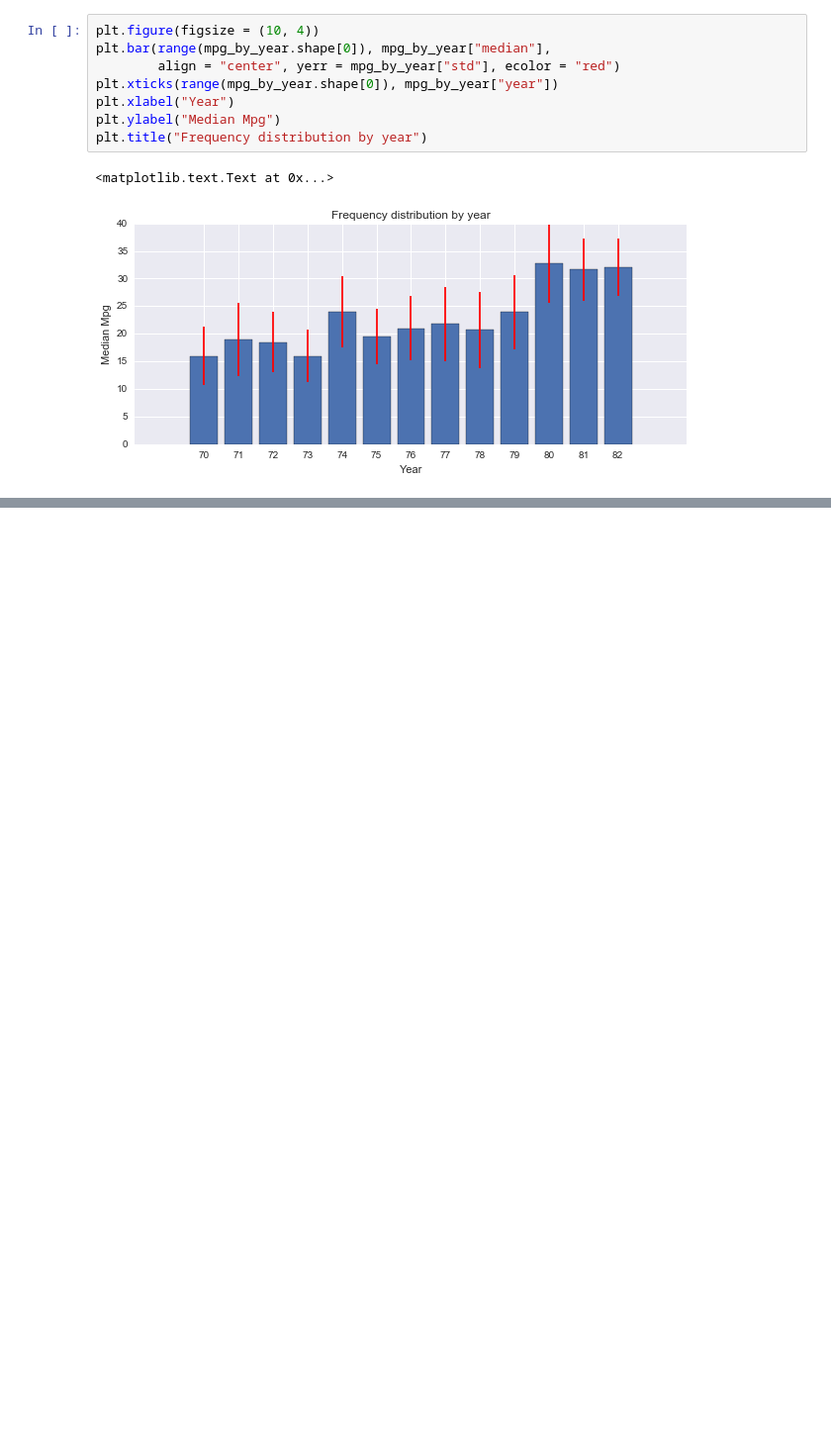
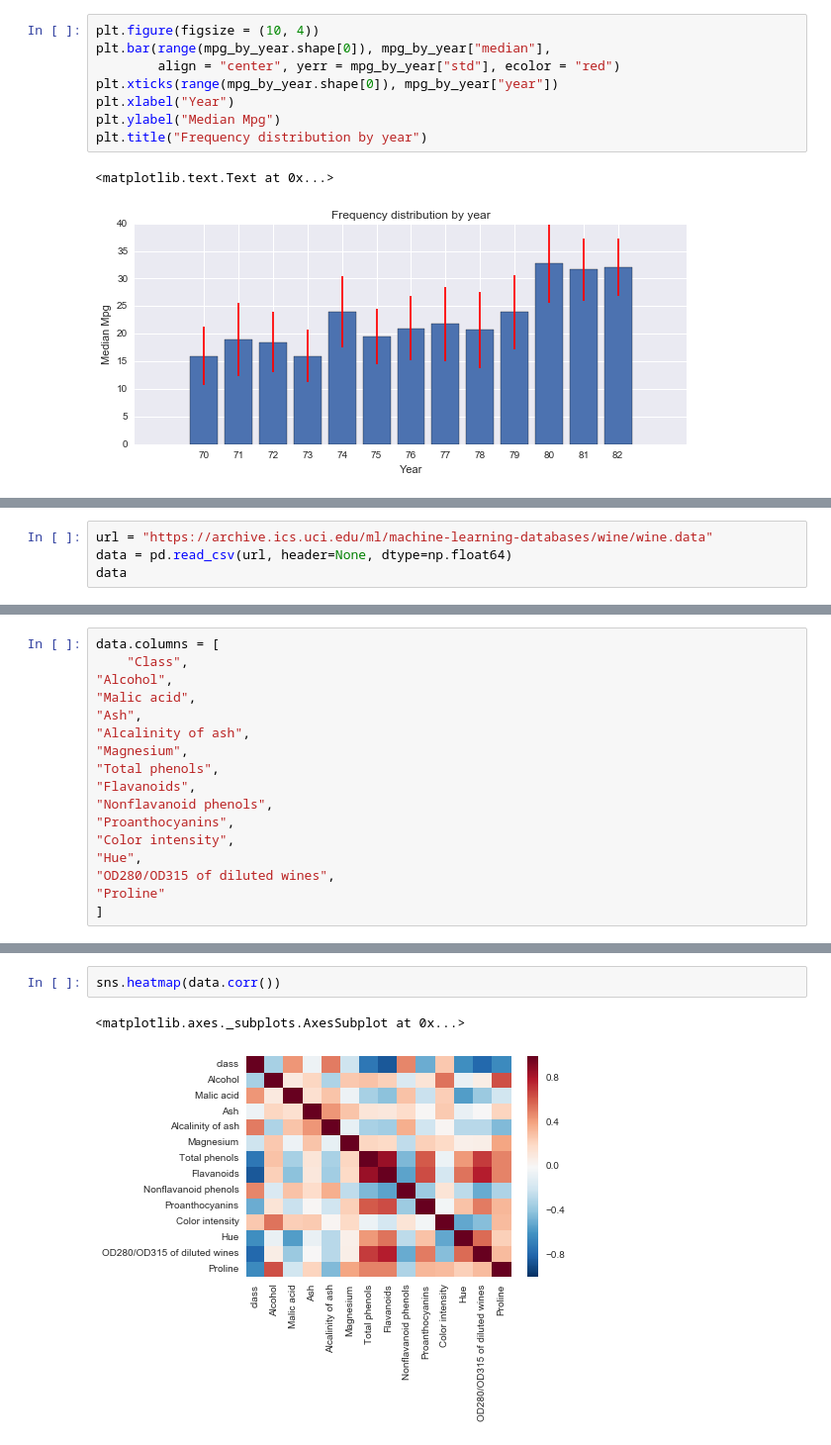
Before and after one commit to Einext/jupyter-notebooks, a Jupyter notebook: 02 - Visulization.ipynb, the cells around one changed output, grey strips where cells are left out. Shown at 99% size. Cells and saved outputs as stored; diff of their text form; blank space fills up the shorter version.

```diff
--- a/02 - Visulization.ipynb
+++ b/02 - Visulization.ipynb
@@ -157,0 +206,4 @@ plt.title("Frequency distribution by year")
+# %%
+url = "https://archive.ics.uci.edu/ml/machine-learning-databases/wine/wine.data"
+data = pd.read_csv(url, header=None, dtype=np.float64)
+data
@@ -157,0 +229,17 @@ plt.title("Frequency distribution by year")
+# %%
+data.columns = [
+    "Class",
+"Alcohol",
+"Malic acid",
+"Ash",
+"Alcalinity of ash",
+"Magnesium",
+"Total phenols",
+"Flavanoids",
+"Nonflavanoid phenols",
+"Proanthocyanins",
+"Color intensity",
+"Hue",
+"OD280/OD315 of diluted wines",
+"Proline"
+]
@@ -157,0 +264,5 @@ plt.title("Frequency distribution by year")
+# %%
+sns.heatmap(data.corr())
+# %% [output]
+<matplotlib.axes._subplots.AxesSubplot at 0x...>
+[figure, added]
```
Also changed, not shown: parts of 10 cells of this notebook, 2 other files.
